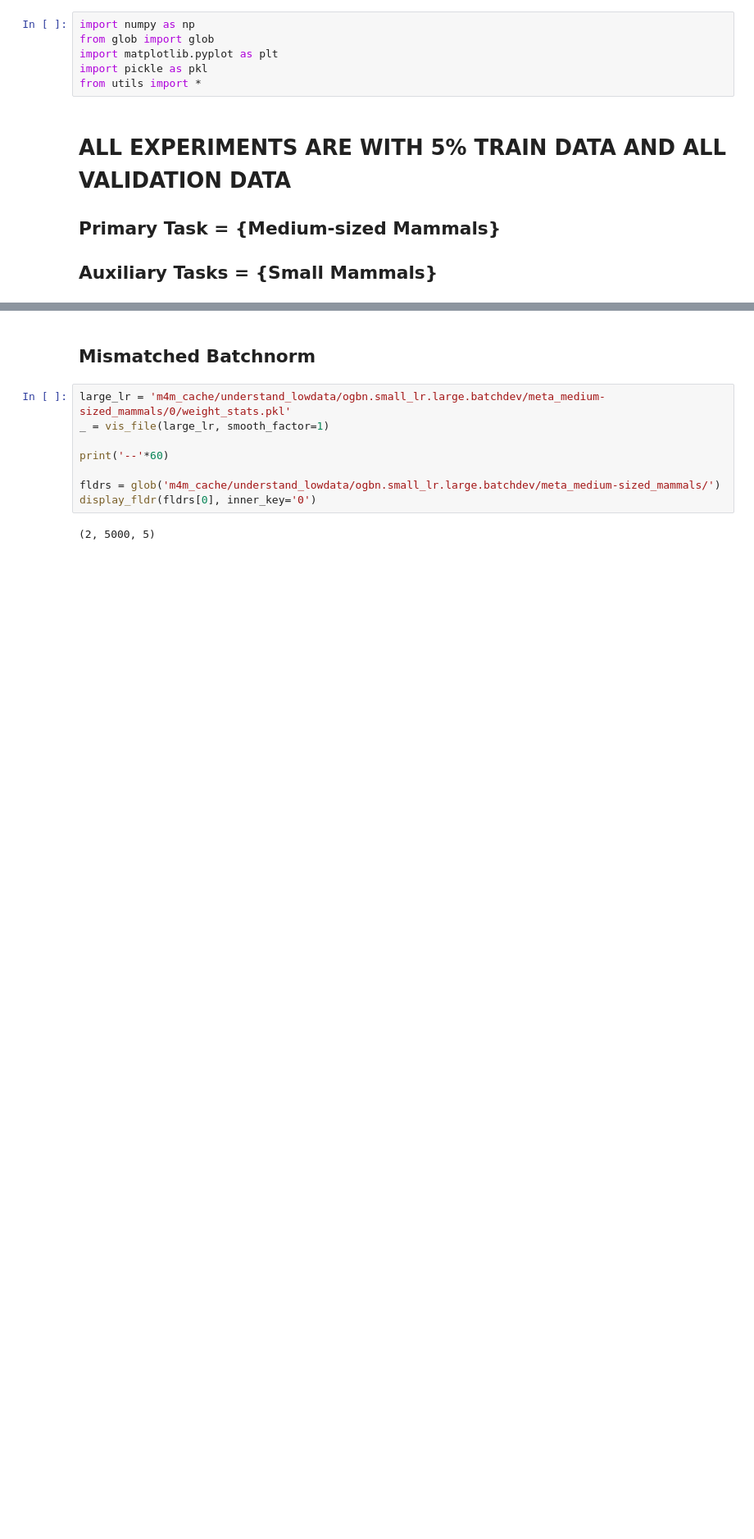
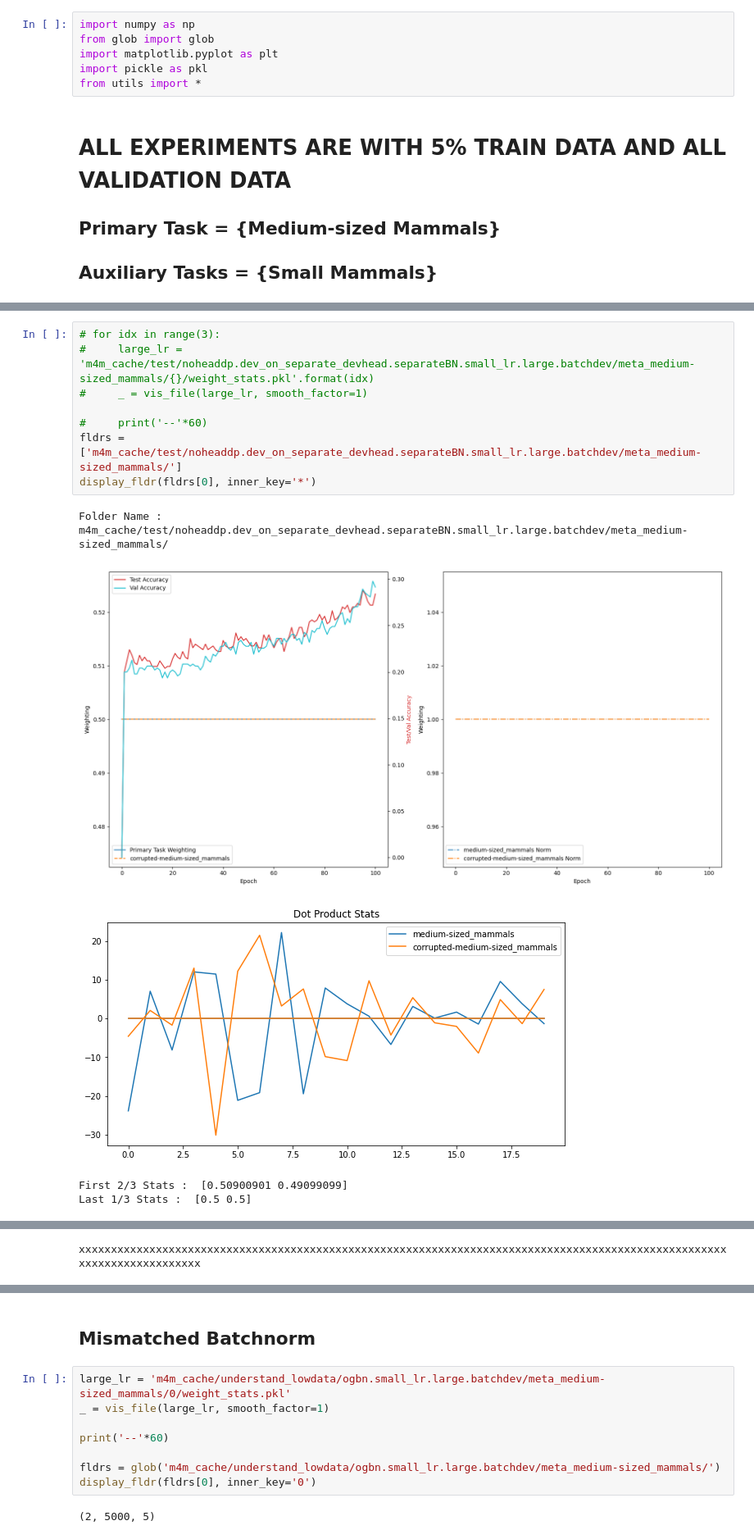
Before and after one commit to ldery/metalearning-for-multitask-pretraining, a Jupyter notebook: small_data_explore.ipynb, the cells around one changed output, grey strips where cells are left out. Shown at 82% size. Saved outputs shown, nothing was run; the diff lists cells and outputs as text; blank space fills up the shorter version.

```diff
--- a/small_data_explore.ipynb
+++ b/small_data_explore.ipynb
@@ -11,0 +66,14 @@ from utils import *
+# %%
+# for idx in range(3):
+#     large_lr = 'm4m_cache/test/noheaddp.dev_on_separate_devhead.separateBN.small_lr.large.batchdev/meta_medium-sized_mammals/{}/weight_stats.pkl'.format(idx)
+#     _ = vis_file(large_lr, smooth_factor=1)
+
+#     print('--'*60)
+fldrs = ['m4m_cache/test/noheaddp.dev_on_separate_devhead.separateBN.small_lr.large.batchdev/meta_medium-sized_mammals/']
+display_fldr(fldrs[0], inner_key='*')
+# %% [output]
+Folder Name :  m4m_cache/test/noheaddp.dev_on_separate_devhead.separateBN.small_lr.large.batchdev/meta_medium-sized_mammals/
+[figure, added]
+[figure, added]
+First 2/3 Stats :  [0.50900901 0.49099099]
+Last 1/3 Stats :  [0.5 0.5]
@@ -11,0 +81 @@ from utils import *
+xxxxxxxxxxxxxxxxxxxxxxxxxxxxxxxxxxxxxxxxxxxxxxxxxxxxxxxxxxxxxxxxxxxxxxxxxxxxxxxxxxxxxxxxxxxxxxxxxxxxxxxxxxxxxxxxxxxxxxxx
```
Also changed, not shown: parts of 9 cells of this notebook.
